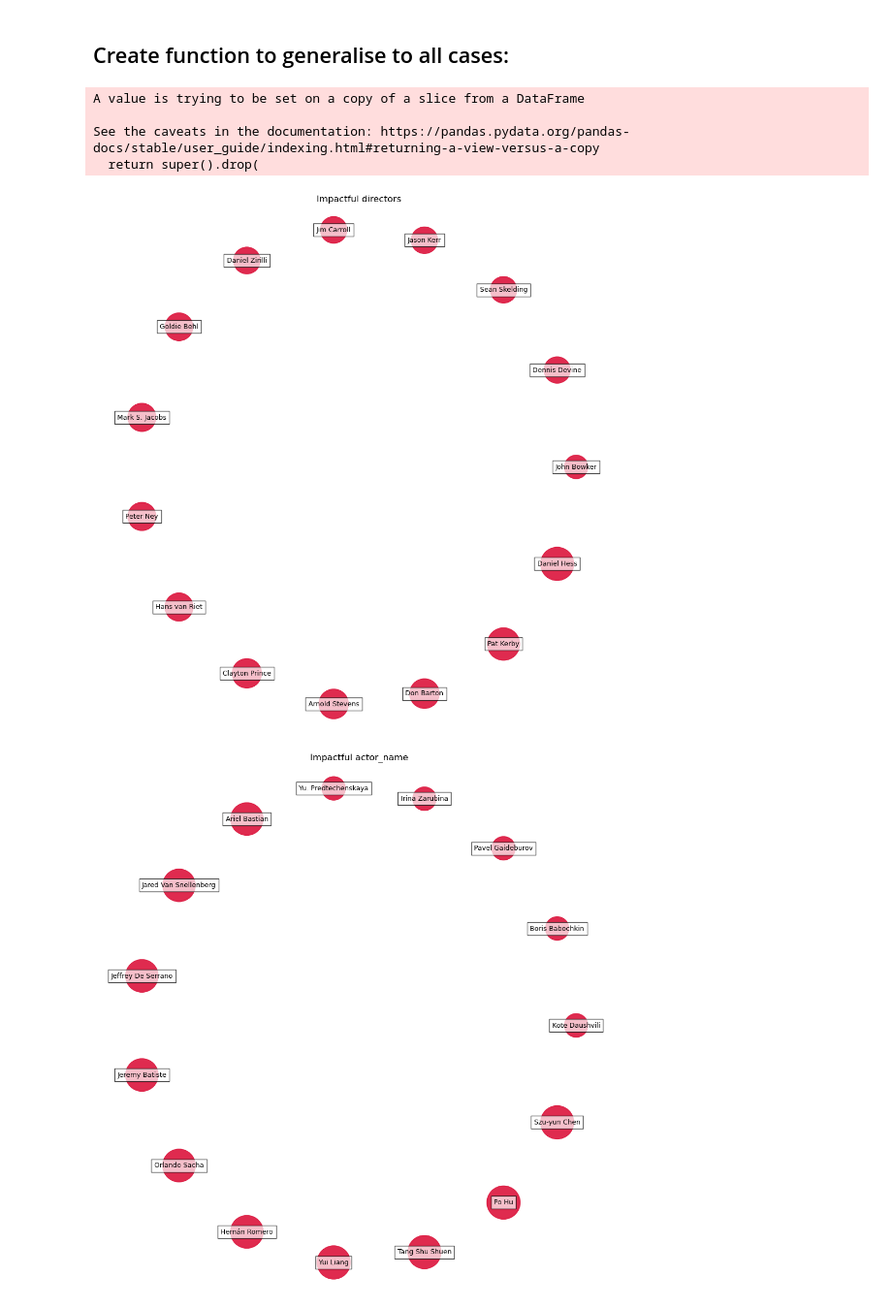
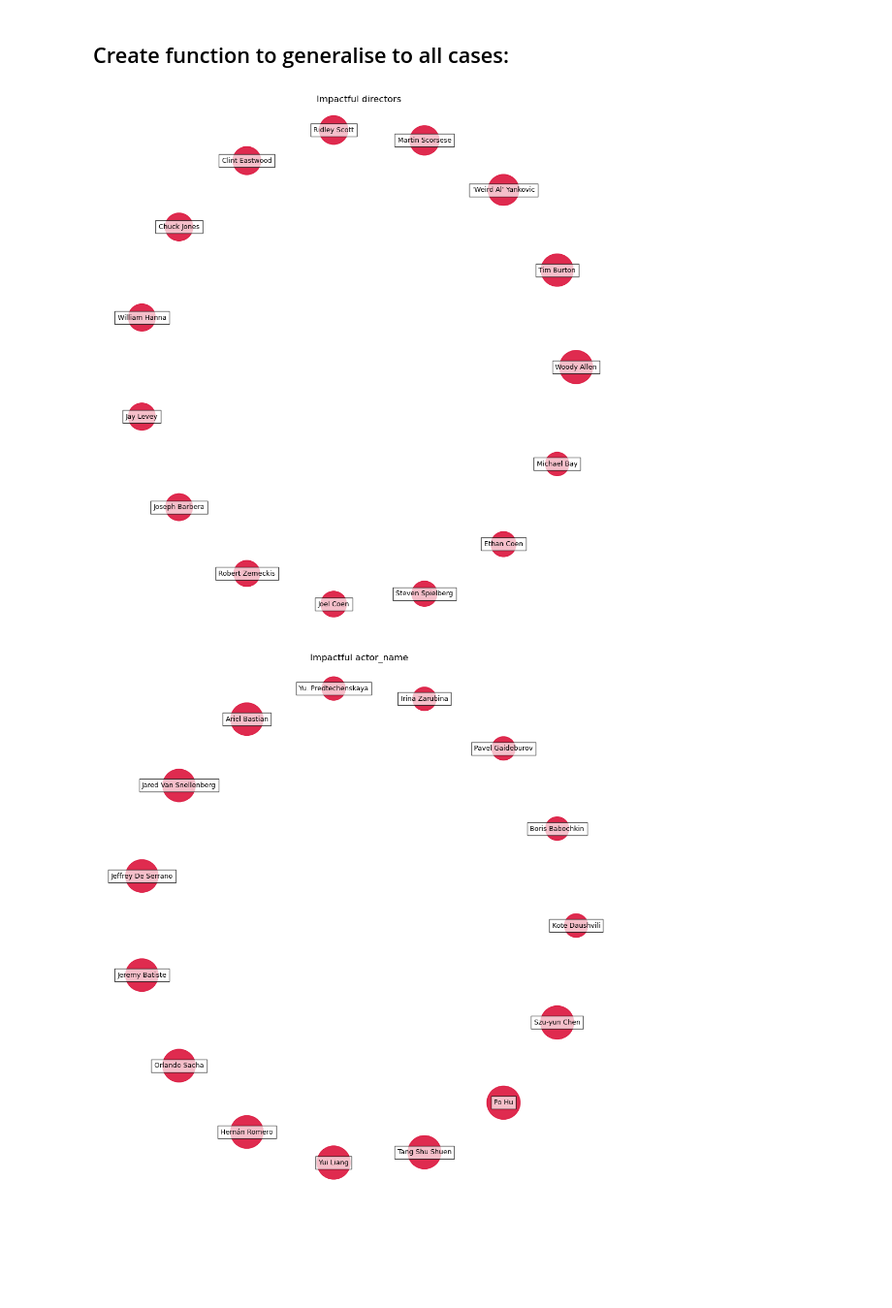
Before and after one commit to epfl-ada/ada-2022-project-theadaholics, a Jupyter notebook: main.ipynb, the cells around one changed output. Shown at 97% size. Drawn from its saved outputs; the diff is of its cells as text; code cells hidden in the pictures; blank space fills up the shorter version.

```diff
--- a/main.ipynb
+++ b/main.ipynb
@@ -2584,9 +2525,40 @@ if len(weights) != 0:
     G.remove_edges_from(list(zip(edge_data[edge_data['target'].isna()]['source'], edge_data[edge_data['target'].isna()]['target'])))
 
 
-edge_data = pd.DataFrame({'source' : top_N_directors_graph['directors'].tolist(),
-                      'target' : top_N_directors_graph['directors1'].tolist()})
-G = nx.from_pandas_edgelist(edge_data, 'source', 'target', None)
+else:
+    # Create edge data:
+    edge_data = pd.DataFrame({'source' : top_N_directors_graph['directors'].tolist(),
+                          'target' : top_N_directors_graph['directors'].tolist()})
+    G = nx.from_pandas_edgelist(edge_data, 'source', 'target', None)
+
+# Create node data:
+node_data = pd.DataFrame({'name' : top_N_directors_graph['directors'].tolist(),
+                      'score': top_N_directors_graph['Score'].tolist()}).drop_duplicates(subset='name')
+
+G.add_nodes_from(node_data['name'])
+
+# Generate layout for visualization
+pos = nx.circular_layout(G)
+fig, ax = plt.subplots(figsize=(10, 10))
+
+# Visualize graph components
+nx.draw_networkx_nodes(G, pos, node_size=nodes_size, node_color='crimson', alpha=0.9)
+if len(weights) != 0:
+    widths = nx.get_edge_attributes(G, 'weight')
+    nx.draw_networkx_edges(G,pos,edgelist = widths.keys(),width=list(widths.values()),edge_color='lightblue',alpha=0.5)
+
+
+label_options = {"ec": "k", "fc": "white", "alpha": 0.7}
+nx.draw_networkx_labels(G, pos, font_size=18/20*10, bbox=label_options)
+
+# Resize figure for label readibility
+ax.margins(0.1, 0.05)
+fig.tight_layout()
+plt.axis("off")
+plt.title("Impactful directors")
+
+#plt.savefig('../output/network_sparse.png', dpi = 500)
+plt.show()
 # %%
 def draw_bubble_graph(df_score, df_pair_score, feature, genre, N, N_threshold):
     # df_score: dataframe with score of independent features
@@ -2599,7 +2571,7 @@ def draw_bubble_graph(df_score, df_pair_score, feature, genre, N, N_threshold):
     # Remove empty entries:
     df_score = df_score.drop(index=df_score[df_score[feature] == ''].index,axis=0)
     # Take top N individuals:
-    top_N = df_score.sort_values(by='WScore')[0:N]
+    top_N = df_score.sort_values(by='WScore',ascending=False)[0:N]
     ls_top = top_N[feature].tolist()
 
     # Treat collaborations:
@@ -2611,9 +2583,6 @@ def draw_bubble_graph(df_score, df_pair_score, feature, genre, N, N_threshold):
 
     # Drop collaborations below threshold of number of collaboration
     top_N_graph.drop(top_N_graph[top_N_graph.num_movies_pair < N_threshold].index,inplace=True)
-
-    # Contains only top collaboration
-    top_N_graph.head()
 
     # Complete with top individuals without collaboration
     top_N_graph = top_N.merge(top_N_graph,how='left',on=[feature,'count','Score','WScore'])
@@ -2683,13 +2652,9 @@ def draw_bubble_graph(df_score, df_pair_score, feature, genre, N, N_threshold):
     #plt.savefig('../output/network_sparse.png', dpi = 500)
     plt.show()
 # %%
-draw_bubble_graph(df_score=directors_score, df_pair_score=director_pairs_score, feature='directors', genre='a', N=15, N_threshold=3)
+draw_bubble_graph(df_score=directors_score, df_pair_score=director_pairs_score, feature='directors', genre='a', N=15, N_threshold=1)
 # %% [output]
-A value is trying to be set on a copy of a slice from a DataFrame
-
-See the caveats in the documentation: https://pandas.pydata.org/pandas-docs/stable/user_guide/indexing.html#returning-a-view-versus-a-copy
-  return super().drop(
-[figure, old version]
+[figure, new version]
 # %%
 draw_bubble_graph(actors_score ,actor_pairs_score, 'actor_name', 'a', 15,1)
 # %% [output]
```
Also changed, not shown: parts of 25 cells of this notebook.
